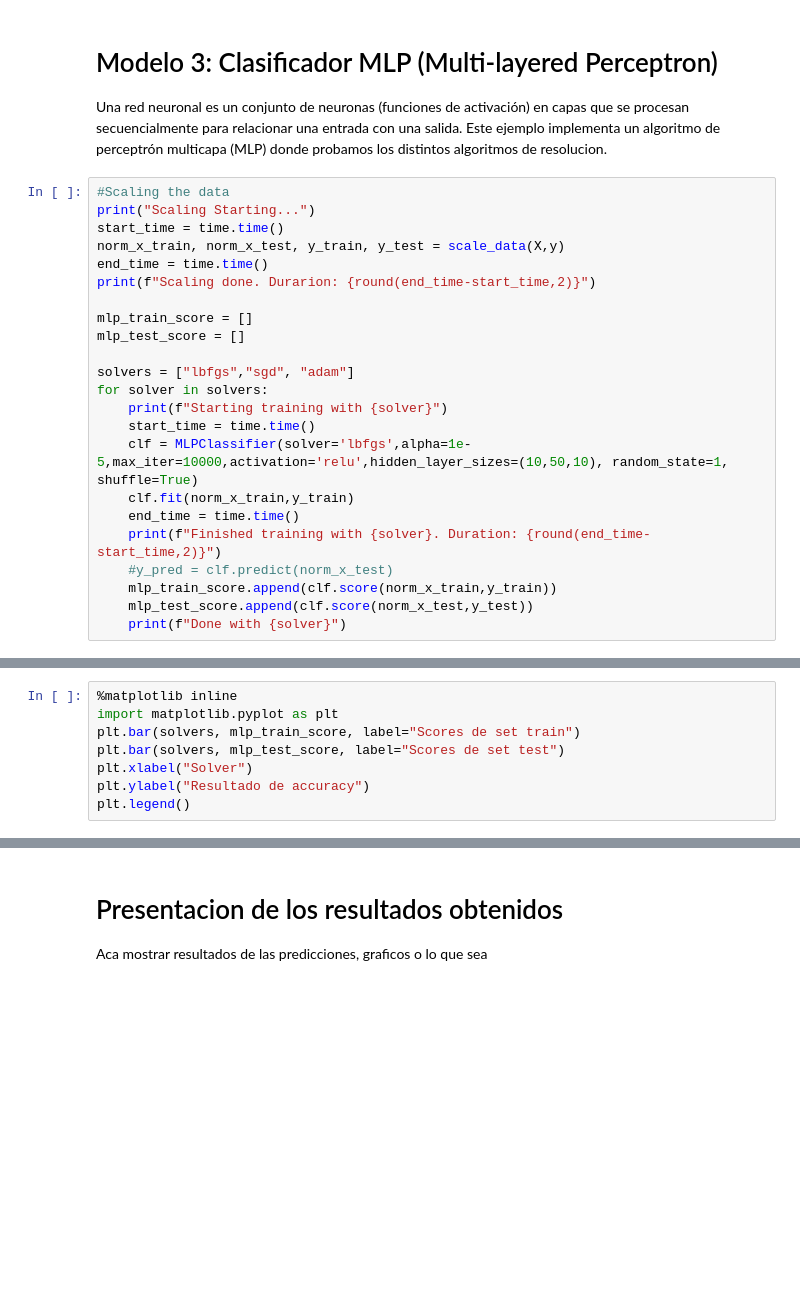
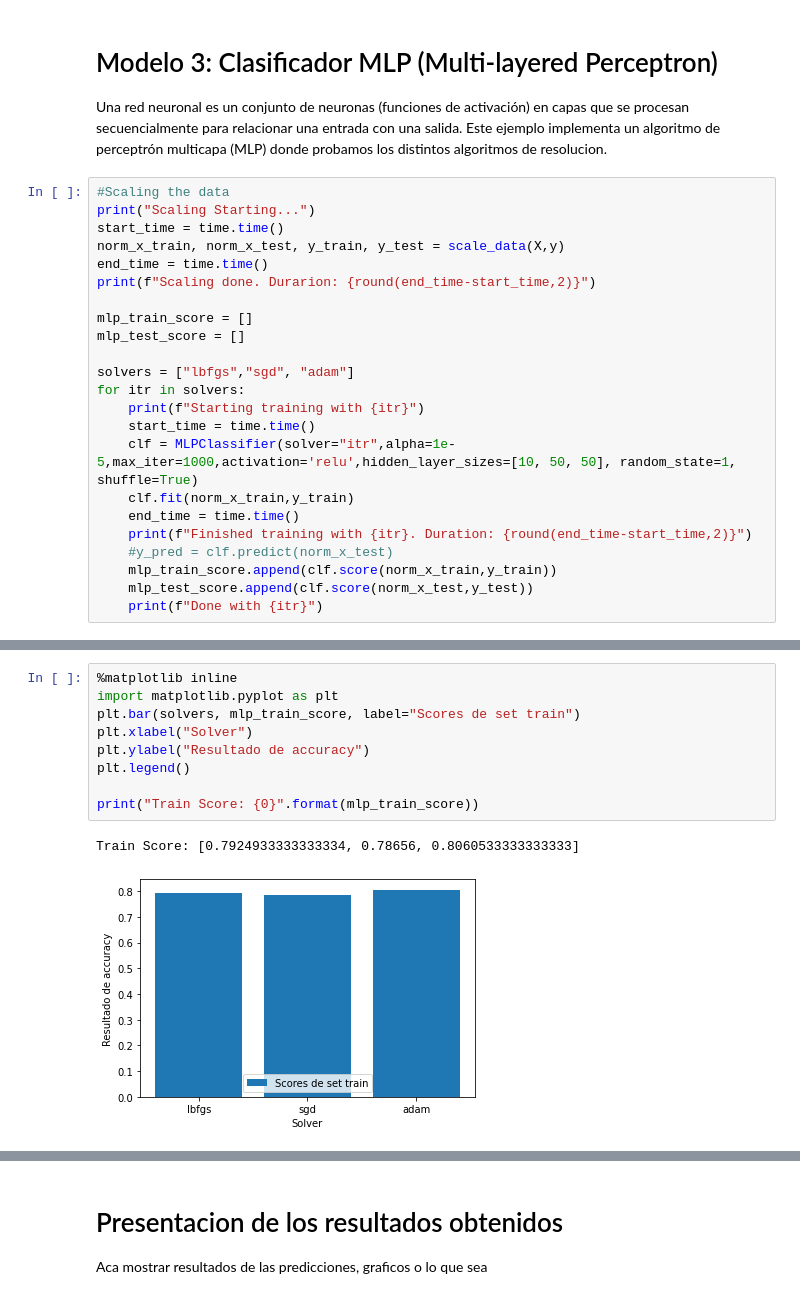
Before and after one commit to JuanAguirre-95/ia-tp1, a Jupyter notebook: tp1_accidentes.ipynb, the cells around one changed output, grey strips where cells are left out. Drawn from its saved outputs; the diff is of its cells as text; blank space fills up the shorter version.

```diff
--- a/tp1_accidentes.ipynb
+++ b/tp1_accidentes.ipynb
@@ -176,14 +224,14 @@ mlp_train_score = []
 mlp_test_score = []
 
 solvers = ["lbfgs","sgd", "adam"]
-for solver in solvers:
-    print(f"Starting training with {solver}")
+for itr in solvers:
+    print(f"Starting training with {itr}")
     start_time = time.time()
-    clf = MLPClassifier(solver='lbfgs',alpha=1e-5,max_iter=10000,activation='relu',hidden_layer_sizes=(10,50,10), random_state=1, shuffle=True)
+    clf = MLPClassifier(solver="itr",alpha=1e-5,max_iter=1000,activation='relu',hidden_layer_sizes=[10, 50, 50], random_state=1, shuffle=True)
     clf.fit(norm_x_train,y_train)
     end_time = time.time()
-    print(f"Finished training with {solver}. Duration: {round(end_time-start_time,2)}")
+    print(f"Finished training with {itr}. Duration: {round(end_time-start_time,2)}")
     #y_pred = clf.predict(norm_x_test)
     mlp_train_score.append(clf.score(norm_x_train,y_train))
     mlp_test_score.append(clf.score(norm_x_test,y_test))
-    print(f"Done with {solver}")
+    print(f"Done with {itr}")
@@ -190,8 +255,12 @@ for solver in solvers:
 # %%
 %matplotlib inline
 import matplotlib.pyplot as plt
 plt.bar(solvers, mlp_train_score, label="Scores de set train")
-plt.bar(solvers, mlp_test_score, label="Scores de set test")
 plt.xlabel("Solver")
 plt.ylabel("Resultado de accuracy")
 plt.legend()
+
+print("Train Score: {0}".format(mlp_train_score))
+# %% [output]
+Train Score: [0.7924933333333334, 0.78656, 0.8060533333333333]
+[figure, added]
```
Also changed, not shown: parts of 14 cells of this notebook.
